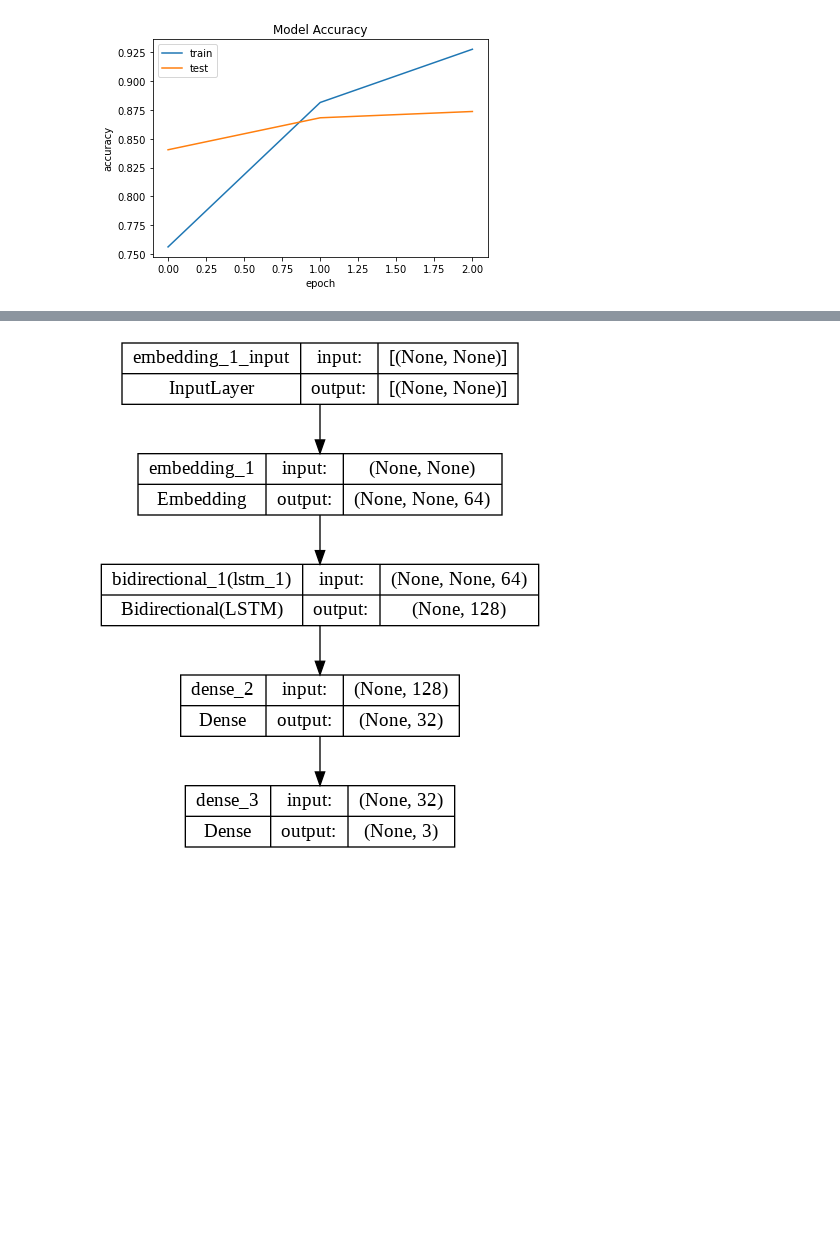
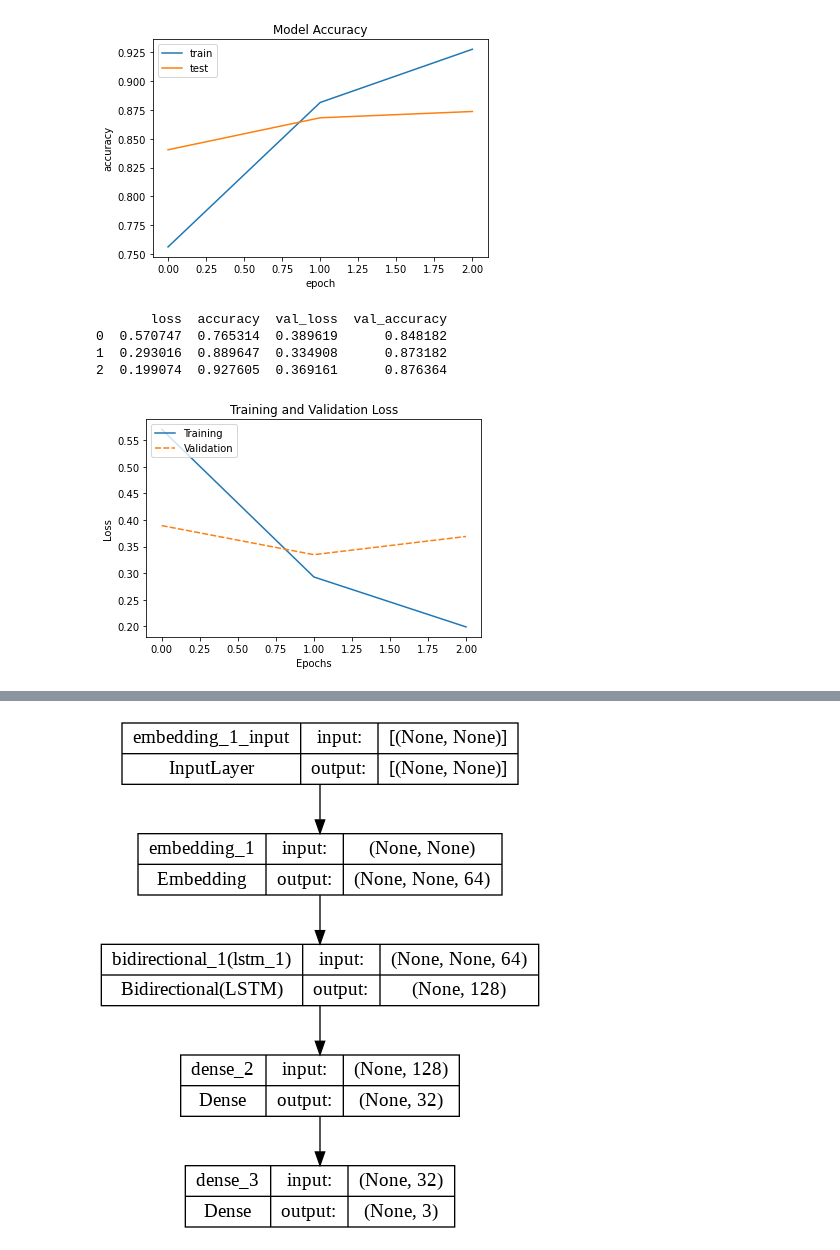
Before and after one commit to voiilaaa/kelompok-2-binar-plat, a Jupyter notebook: tensorflow_lstm/LSTM_TF_Tweet.ipynb, the cells around one changed output, grey strips where cells are left out. Drawn from its saved outputs; the diff is of its cells as text; code cells hidden in the pictures; blank space fills up the shorter version.

```diff
--- a/tensorflow_lstm/LSTM_TF_Tweet.ipynb
+++ b/tensorflow_lstm/LSTM_TF_Tweet.ipynb
@@ -228,6 +253,24 @@ plt.legend(['train', 'test'], loc='upper left')
 plt.show()
 # %% [output]
 [figure]
+# %%
+# Create pandas DataFrame
+df_history = pd.DataFrame(history.history)
+print(df_history)
+
+# Plot using Seaborn
+my_plot = sns.lineplot(data=df_history[["loss","val_loss"]])
+my_plot.set_xlabel('Epochs')
+my_plot.set_ylabel('Loss')
+plt.legend(labels=["Training", "Validation"], loc='upper left')
+plt.title('Training and Validation Loss')
+plt.show()
+# %% [output]
+       loss  accuracy  val_loss  val_accuracy
+0  0.570747  0.765314  0.389619      0.848182
+1  0.293016  0.889647  0.334908      0.873182
+2  0.199074  0.927605  0.369161      0.876364
+[figure, added]
 # %%
 plt.plot(history.history['loss'])
 plt.plot(history.history['val_loss'])
```
Also changed, not shown: parts of 7 cells of this notebook, 7 other files.
